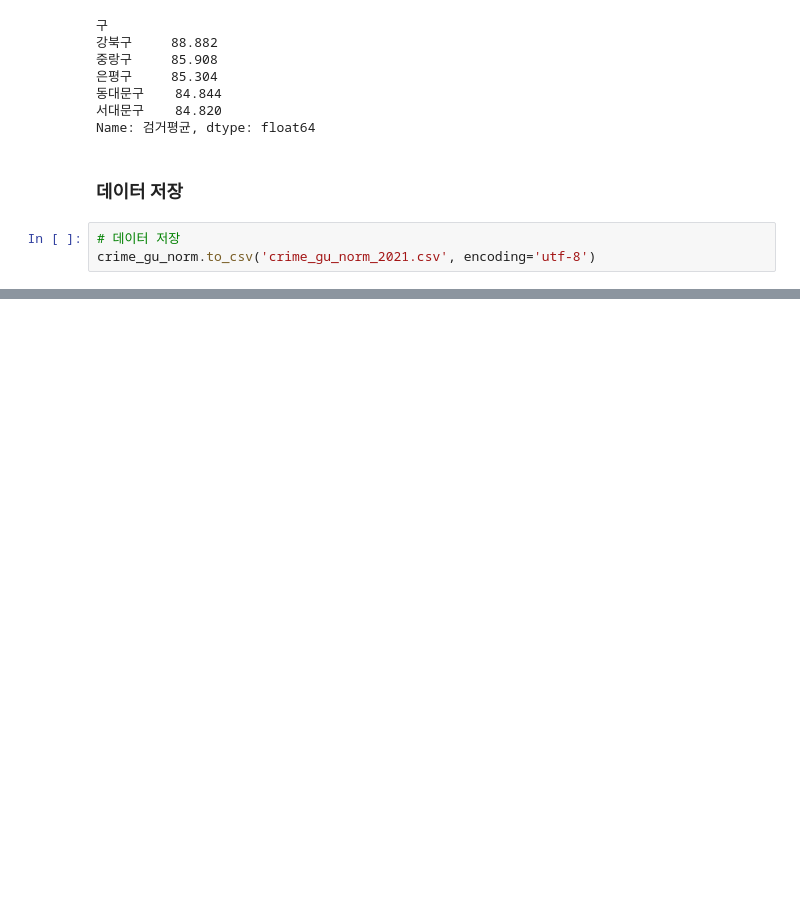
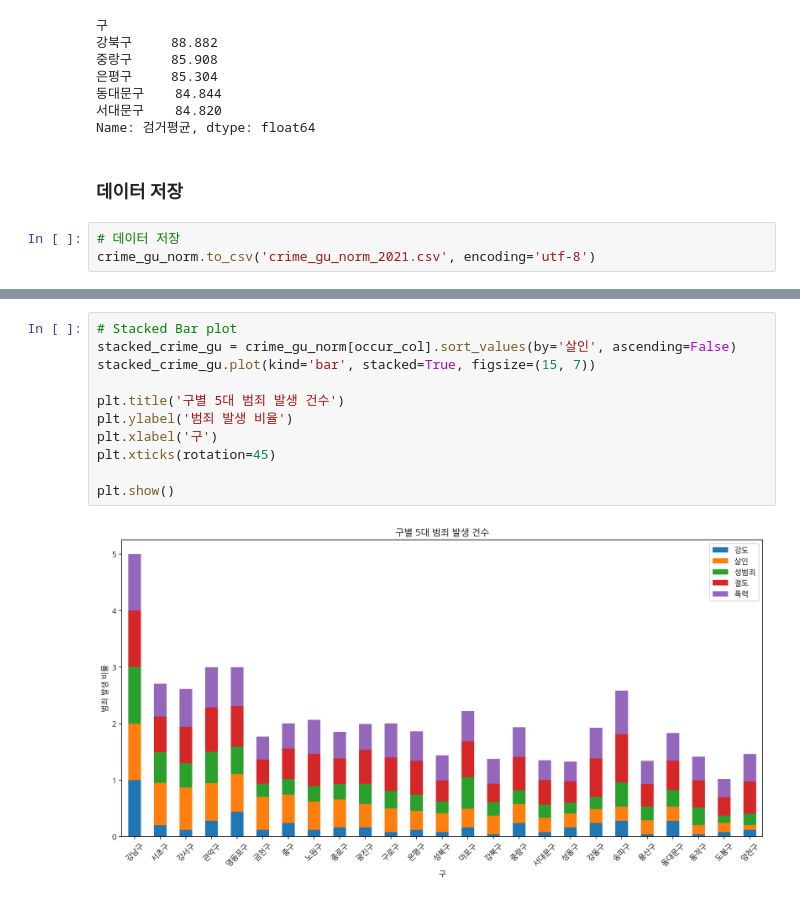
Before and after one commit to OhByungJik1222/Zerobase, a Jupyter notebook: Python 데이터 분석/05. 서울시 범죄현황 데이터 분석.ipynb, the cells around one changed output, grey strips where cells are left out. Drawn from its saved outputs; the diff is of its cells as text; blank space fills up the shorter version.

```diff
--- a/Python 데이터 분석/05. 서울시 범죄현황 데이터 분석.ipynb
+++ b/Python 데이터 분석/05. 서울시 범죄현황 데이터 분석.ipynb
@@ -512,0 +547,13 @@ crime_gu_norm.head()
+# %%
+# Stacked Bar plot
+stacked_crime_gu = crime_gu_norm[occur_col].sort_values(by='살인', ascending=False)
+stacked_crime_gu.plot(kind='bar', stacked=True, figsize=(15, 7))
+
+plt.title('구별 5대 범죄 발생 건수')
+plt.ylabel('범죄 발생 비율')
+plt.xlabel('구')
+plt.xticks(rotation=45)
+
+plt.show()
+# %% [output]
+[figure, added]
```
Also changed, not shown: parts of 23 cells of this notebook, 2 other files.
